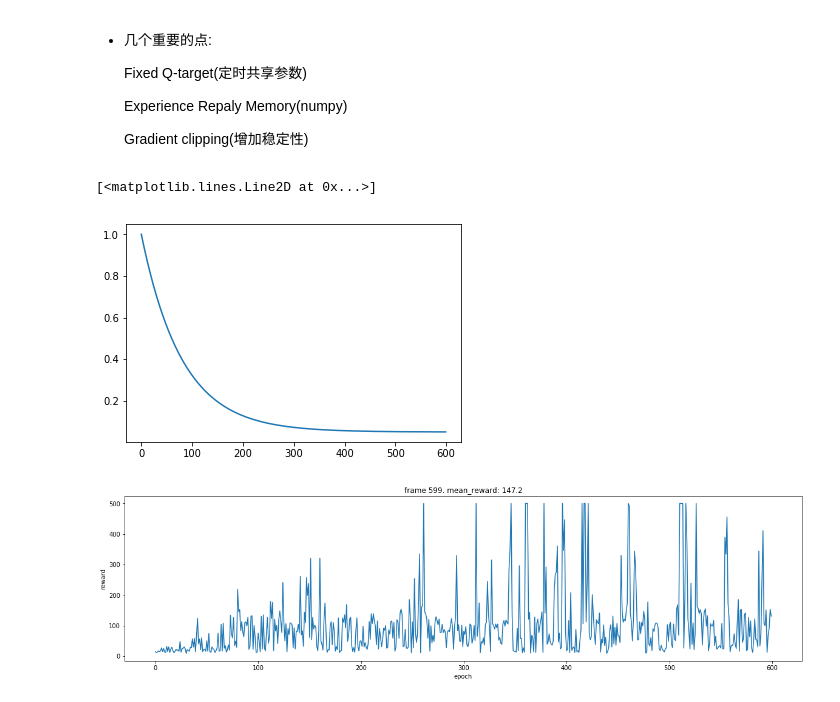
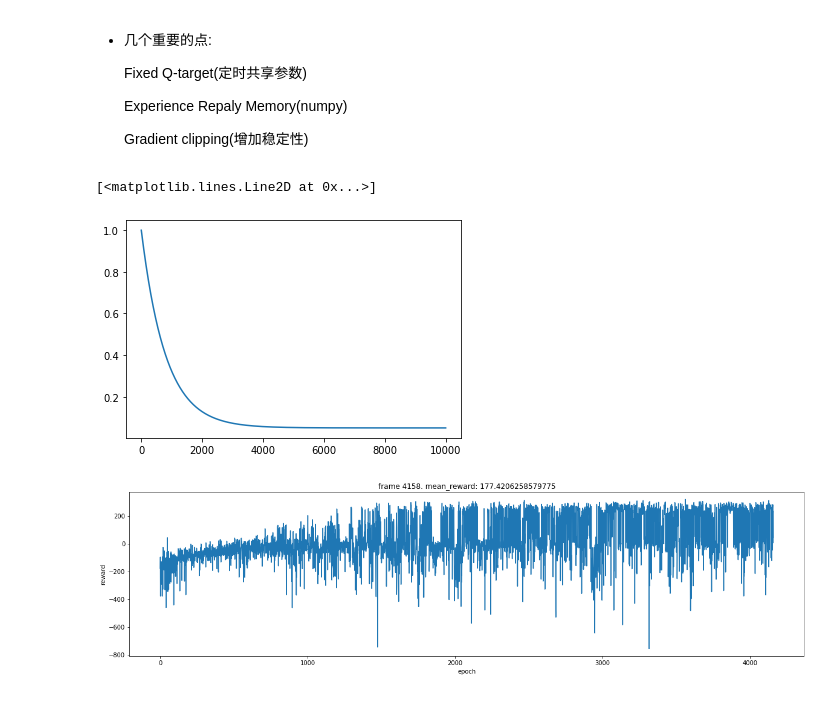
Before and after one commit to sunnyswag/RL_notes_and_codes, a Jupyter notebook: algorithm_implement/DQN.ipynb, the cells around one changed output. Cells and saved outputs as stored; diff of their text form; code cells hidden in the pictures.

```diff
--- a/algorithm_implement/DQN.ipynb
+++ b/algorithm_implement/DQN.ipynb
@@ -64,14 +64,19 @@ class Network(nn.Module):
 # %%
 min_epsilon = 0.05
 max_epsilon = 1
-epsilon_decay = 80
+epsilon_decay = 800
 epsilon_episode = lambda episode : min_epsilon + np.exp(-episode / epsilon_decay)*0.95
-plt.plot([epsilon_episode(x) for x in range(600)])
+plt.plot([epsilon_episode(x) for x in range(10000)])
 # %% [output]
 [<matplotlib.lines.Line2D at 0x...>]
-[figure, old version]
+[figure, new version]
 # %%
-env = gym.make('CartPole-v1')
+# env_name = 'CartPole-v1'
+env_name = "LunarLander-v2"
+
+env = gym.make(env_name)
+in_dim = env.observation_space.shape[0]
+out_dim = env.env.action_space.n
 
 seed = 777
 
@@ -87,12 +92,12 @@ memory = ReplayBuffer(env.observation_space.shape[0], max_size, batch_size)
 
 device = torch.device("cuda" if torch.cuda.is_available() else "cpu")
 
-network = Network(env.observation_space.shape[0],env.action_space.n).to(device)
-target_network = Network(env.observation_space.shape[0],env.action_space.n).to(device)
+network = Network(in_dim, out_dim).to(device)
+target_network = Network(in_dim, out_dim).to(device)
 target_network.load_state_dict(network.state_dict())
 target_network.eval() # 把train设置为false，默认为true。可通过target_network.train()将train设置回true
 
-optimizer = optim.Adam(network.parameters(), lr=1e-2)
+optimizer = optim.Adam(network.parameters(), lr=1e-3)
 
 gamma = 0.99
 target_update = 200
@@ -142,23 +147,23 @@ def plot_reward(frame_idx, rewards):
 # %%
 all_rewards = []
 update_count = 0
 
-for episode in range(600):
+for episode in range(10000):
     state, rewards = env.reset(), 0
     for i in range(10000):
         action = select_action(episode, state)
         next_state, reward, done, _ = env.step(action)
         memory.store(state, action, next_state, reward, done)
         state = next_state
         rewards += reward
         if done:
             break
         if len(memory) > batch_size:
             train()
             update_count += 1
             if update_count % target_update == 0:
                 target_network.load_state_dict(network.state_dict())
     all_rewards.append(rewards)
     plot_reward(episode,all_rewards)
 # %% [output]
-[figure, old version]
+[figure, new version]
```
Also changed, not shown: parts of 2 cells of this notebook, 11 other files.
